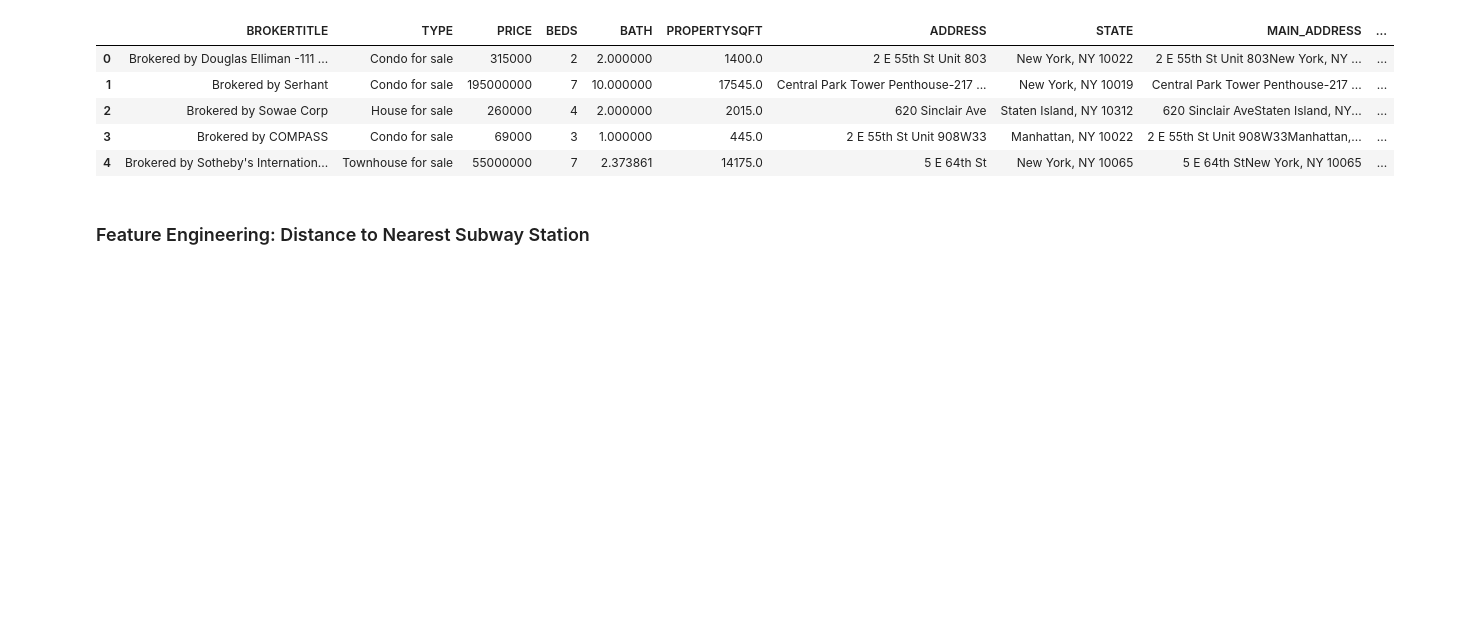
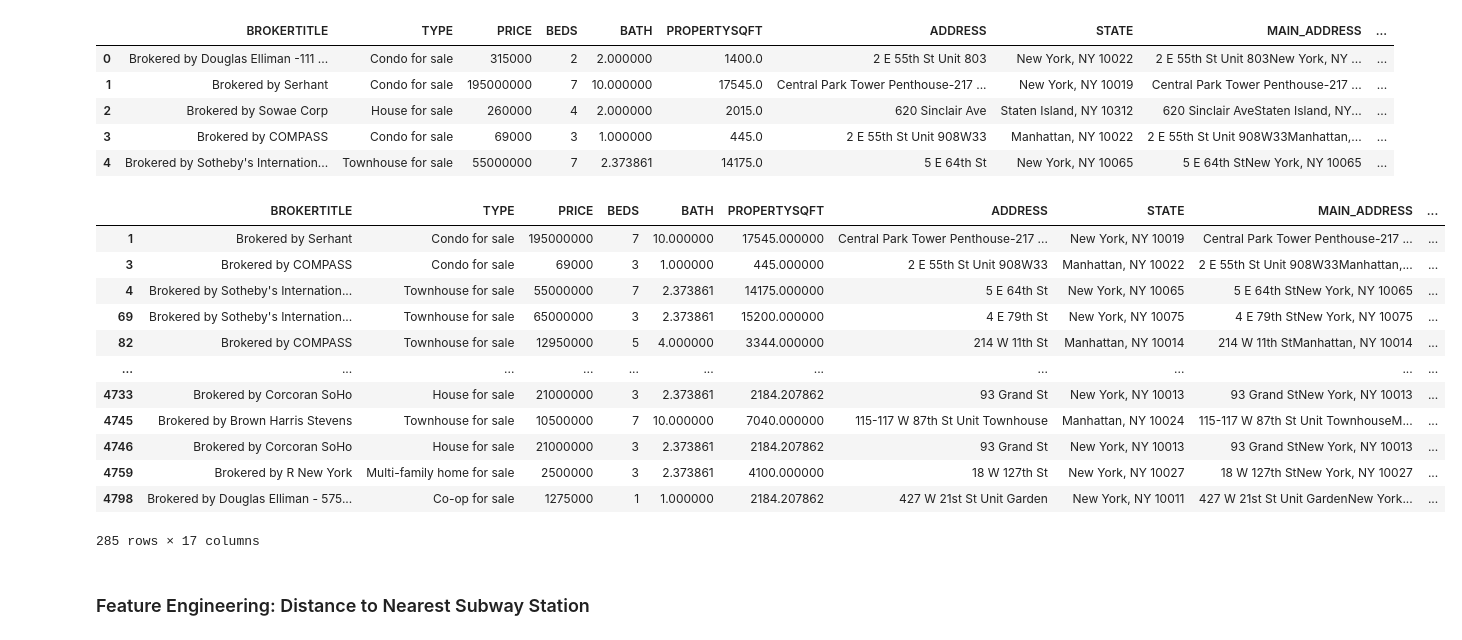
Before and after one commit to TrevorChartier/RealEstateRegression, a Jupyter notebook: RealEstateRegression.ipynb, the cells around one changed output. Drawn from its saved outputs; the diff is of its cells as text; code cells hidden in the pictures; blank space fills up the shorter version.

```diff
--- a/RealEstateRegression.ipynb
+++ b/RealEstateRegression.ipynb
@@ -32,6 +41,22 @@ house_df.head()
 | 2 | Brokered by Sowae Corp | House for sale | 260000 | 4 | 2.000000 | 2015.0 | 620 Sinclair Ave | Staten Island, NY 10312 | 620 Sinclair AveStaten Island, NY... | ... |
 | 3 | Brokered by COMPASS | Condo for sale | 69000 | 3 | 1.000000 | 445.0 | 2 E 55th St Unit 908W33 | Manhattan, NY 10022 | 2 E 55th St Unit 908W33Manhattan,... | ... |
 | 4 | Brokered by Sotheby's Internation... | Townhouse for sale | 55000000 | 7 | 2.373861 | 14175.0 | 5 E 64th St | New York, NY 10065 | 5 E 64th StNew York, NY 10065 | ... |
+# %%
+house_df[house_df["STREET_NAME"] == "New York"]
+# %% [output]
+|  | BROKERTITLE | TYPE | PRICE | BEDS | BATH | PROPERTYSQFT | ADDRESS | STATE | MAIN_ADDRESS | ... |
+| 1 | Brokered by Serhant | Condo for sale | 195000000 | 7 | 10.000000 | 17545.000000 | Central Park Tower Penthouse-217 ... | New York, NY 10019 | Central Park Tower Penthouse-217 ... | ... |
+| 3 | Brokered by COMPASS | Condo for sale | 69000 | 3 | 1.000000 | 445.000000 | 2 E 55th St Unit 908W33 | Manhattan, NY 10022 | 2 E 55th St Unit 908W33Manhattan,... | ... |
+| 4 | Brokered by Sotheby's Internation... | Townhouse for sale | 55000000 | 7 | 2.373861 | 14175.000000 | 5 E 64th St | New York, NY 10065 | 5 E 64th StNew York, NY 10065 | ... |
+| 69 | Brokered by Sotheby's Internation... | Townhouse for sale | 65000000 | 3 | 2.373861 | 15200.000000 | 4 E 79th St | New York, NY 10075 | 4 E 79th StNew York, NY 10075 | ... |
+| 82 | Brokered by COMPASS | Townhouse for sale | 12950000 | 5 | 4.000000 | 3344.000000 | 214 W 11th St | Manhattan, NY 10014 | 214 W 11th StManhattan, NY 10014 | ... |
+| ... | ... | ... | ... | ... | ... | ... | ... | ... | ... | ... |
+| 4733 | Brokered by Corcoran SoHo | House for sale | 21000000 | 3 | 2.373861 | 2184.207862 | 93 Grand St | New York, NY 10013 | 93 Grand StNew York, NY 10013 | ... |
+| 4745 | Brokered by Brown Harris Stevens | Townhouse for sale | 10500000 | 7 | 10.000000 | 7040.000000 | 115-117 W 87th St Unit Townhouse | Manhattan, NY 10024 | 115-117 W 87th St Unit TownhouseM... | ... |
+| 4746 | Brokered by Corcoran SoHo | House for sale | 21000000 | 3 | 2.373861 | 2184.207862 | 93 Grand St | New York, NY 10013 | 93 Grand StNew York, NY 10013 | ... |
+| 4759 | Brokered by R New York | Multi-family home for sale | 2500000 | 3 | 2.373861 | 4100.000000 | 18 W 127th St | New York, NY 10027 | 18 W 127th StNew York, NY 10027 | ... |
+| 4798 | Brokered by Douglas Elliman - 575... | Co-op for sale | 1275000 | 1 | 1.000000 | 2184.207862 | 427 W 21st St Unit Garden | New York, NY 10011 | 427 W 21st St Unit GardenNew York... | ... |
+285 rows × 17 columns
 # %% [markdown]
 ### Feature Engineering: Distance to Nearest Subway Station
 # %% [markdown]
```
Also changed, not shown: parts of 26 cells of this notebook.
